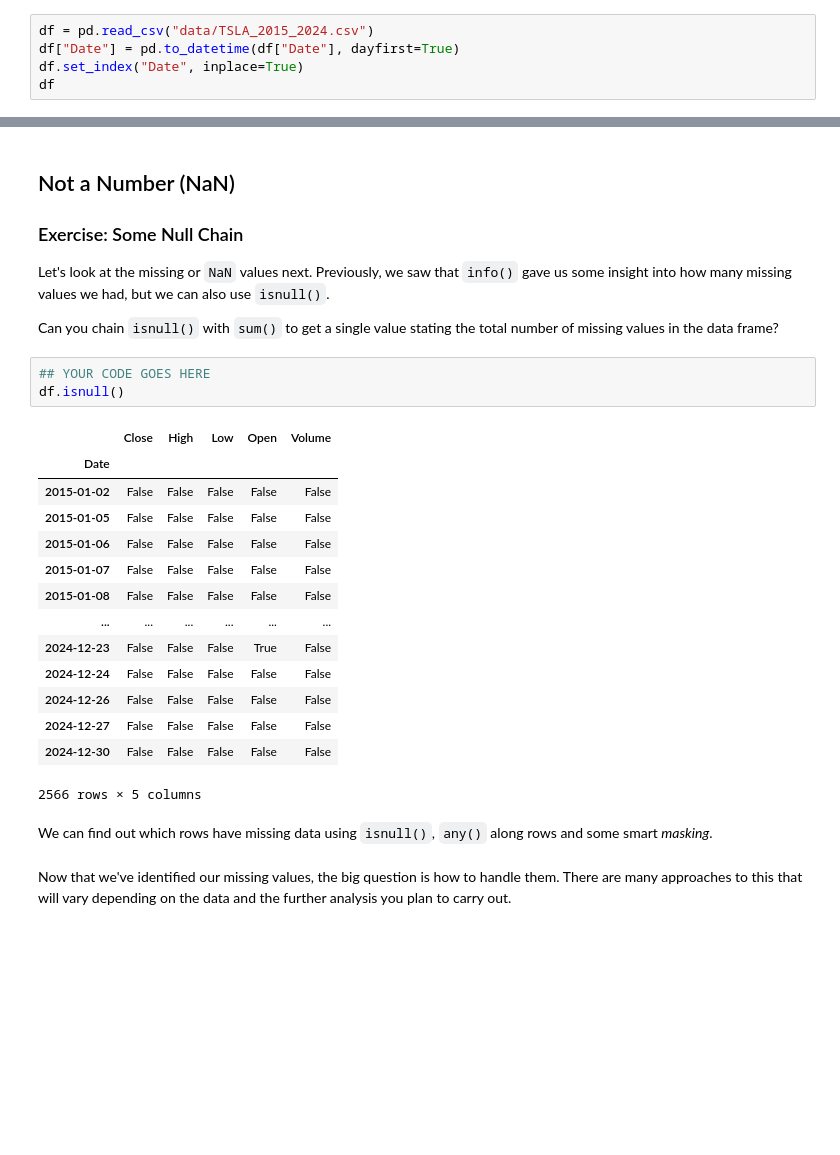
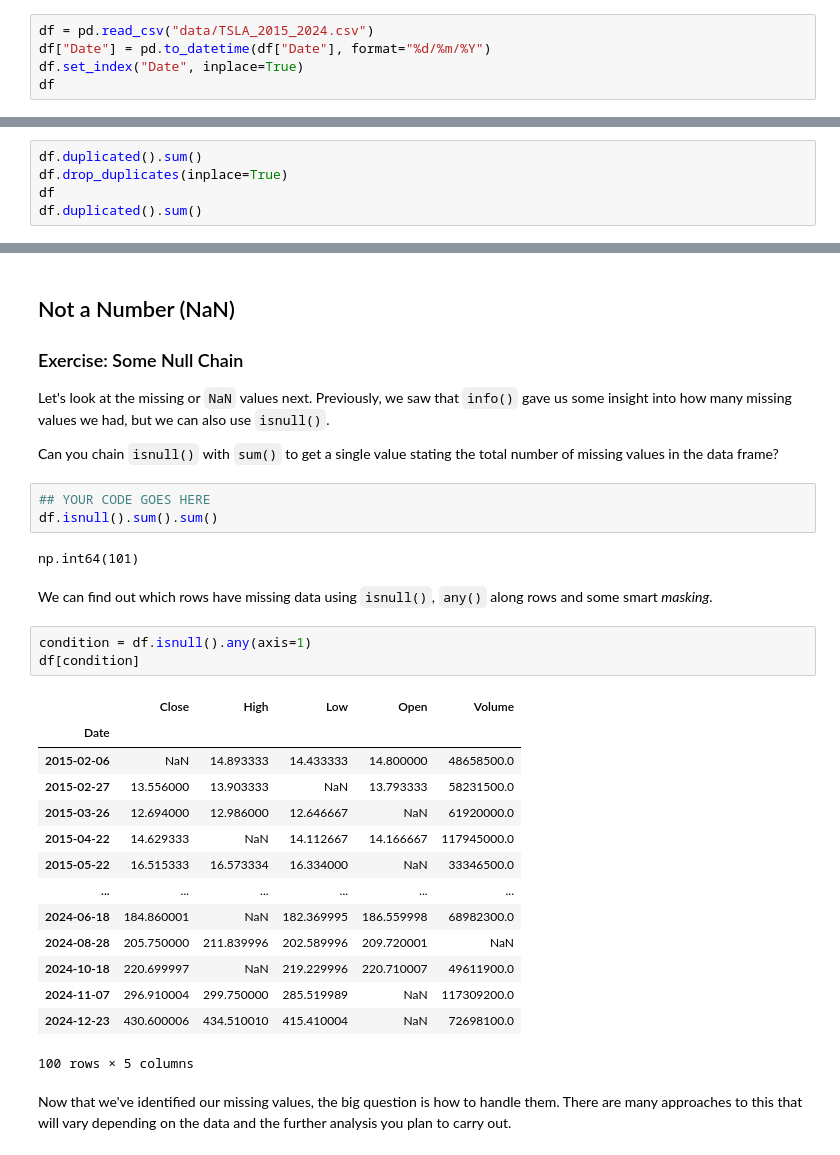
Before and after one commit to Imperial-Business-School/python-for-finance-jume8jume7, a Jupyter notebook: 02. Data Cleaning.ipynb, the cells around one changed output, grey strips where cells are left out. Drawn from its saved outputs; the diff is of its cells as text; blank space fills up the shorter version.

```diff
--- a/02. Data Cleaning.ipynb
+++ b/02. Data Cleaning.ipynb
@@ -6,7 +6,7 @@ Let's load the some data for TSLA. Unfortunately, this data is not quite as *cle
 import pandas as pd
 # %%
 df = pd.read_csv("data/TSLA_2015_2024.csv")
-df["Date"] = pd.to_datetime(df["Date"], dayfirst=True)
+df["Date"] = pd.to_datetime(df["Date"], format="%d/%m/%Y")
 df.set_index("Date", inplace=True)
 df
 # %% [output]
@@ -45,2 +59,7 @@ True
 # %% [markdown]
 Now let's focus on duplicates:
+# %%
+df.duplicated().sum()
+df.drop_duplicates(inplace=True)
+df
+df.duplicated().sum()
@@ -62,23 +83,28 @@ Let's look at the missing or `NaN` values next. Previously, we saw that `info()`
 Can you chain `isnull()` with `sum()` to get a single value stating the total number of missing values in the data frame?
 # %%
 ## YOUR CODE GOES HERE
-df.isnull()
+df.isnull().sum().sum()
 # %% [output]
-|  | Close | High | Low | Open | Volume |
-| Date |  |  |  |  |  |
-| 2015-01-02 | False | False | False | False | False |
-| 2015-01-05 | False | False | False | False | False |
-| 2015-01-06 | False | False | False | False | False |
-| 2015-01-07 | False | False | False | False | False |
-| 2015-01-08 | False | False | False | False | False |
-| ... | ... | ... | ... | ... | ... |
-| 2024-12-23 | False | False | False | True | False |
-| 2024-12-24 | False | False | False | False | False |
-| 2024-12-26 | False | False | False | False | False |
-| 2024-12-27 | False | False | False | False | False |
-| 2024-12-30 | False | False | False | False | False |
-2566 rows × 5 columns
+np.int64(101)
 # %% [markdown]
 We can find out which rows have missing data using `isnull()`, `any()` along rows and some smart *masking*.
+# %%
+condition = df.isnull().any(axis=1)
+df[condition]
+# %% [output]
+|  | Close | High | Low | Open | Volume |
+| Date |  |  |  |  |  |
+| 2015-02-06 | NaN | 14.893333 | 14.433333 | 14.800000 | 48658500.0 |
+| 2015-02-27 | 13.556000 | 13.903333 | NaN | 13.793333 | 58231500.0 |
+| 2015-03-26 | 12.694000 | 12.986000 | 12.646667 | NaN | 61920000.0 |
+| 2015-04-22 | 14.629333 | NaN | 14.112667 | 14.166667 | 117945000.0 |
+| 2015-05-22 | 16.515333 | 16.573334 | 16.334000 | NaN | 33346500.0 |
+| ... | ... | ... | ... | ... | ... |
+| 2024-06-18 | 184.860001 | NaN | 182.369995 | 186.559998 | 68982300.0 |
+| 2024-08-28 | 205.750000 | 211.839996 | 202.589996 | 209.720001 | NaN |
+| 2024-10-18 | 220.699997 | NaN | 219.229996 | 220.710007 | 49611900.0 |
+| 2024-11-07 | 296.910004 | 299.750000 | 285.519989 | NaN | 117309200.0 |
+| 2024-12-23 | 430.600006 | 434.510010 | 415.410004 | NaN | 72698100.0 |
+100 rows × 5 columns
 # %% [markdown]
 Now that we've identified our missing values, the big question is how to handle them. There are many approaches to this that will vary depending on the data and the further analysis you plan to carry out.
```
Also changed, not shown: parts of 5 cells of this notebook, 16 other files.
